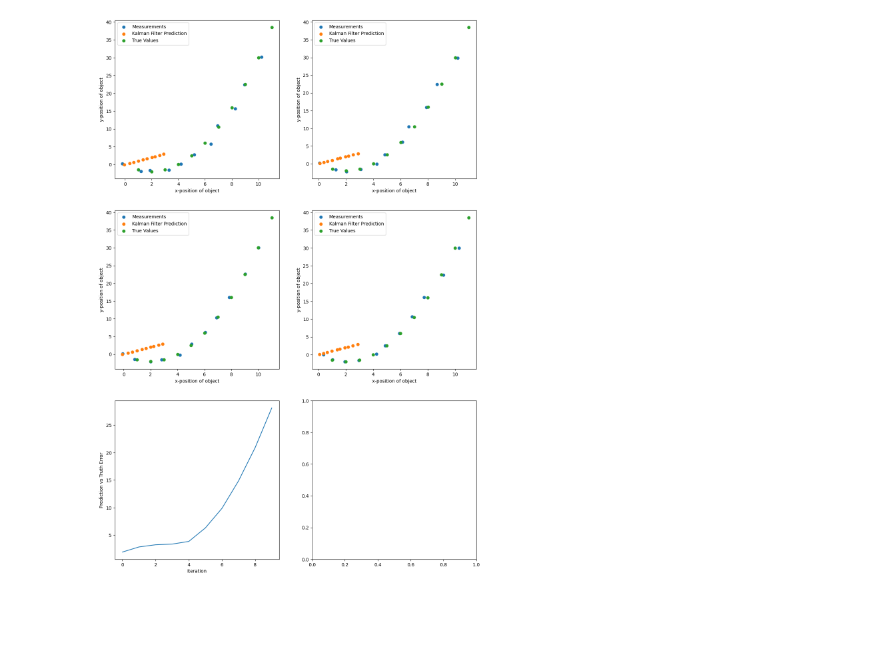
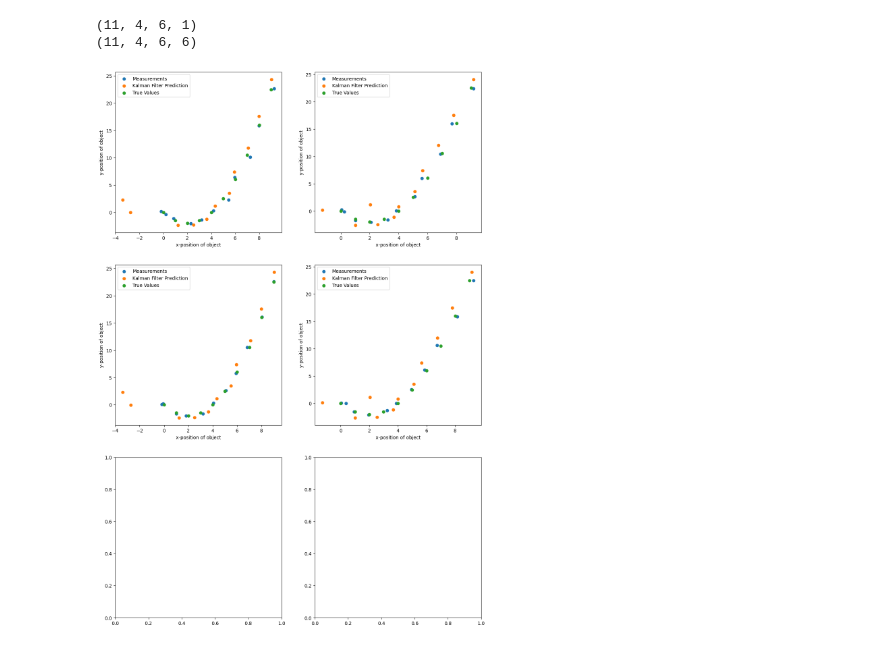
Before and after one commit to RIPS-2024-Aerospace/Aerospace-Project, a Jupyter notebook: DiffusionKF.ipynb, the cells around one changed output. Saved outputs shown, nothing was run; the diff lists cells and outputs as text; code cells hidden in the pictures; blank space fills up the shorter version.

```diff
--- a/DiffusionKF.ipynb
+++ b/DiffusionKF.ipynb
@@ -3,7 +3,8 @@ import numpy as np
 
 def diffusion_kalman_filter(psi, x_hat, P, N, H, R, y, A, Q, W, num_steps):
   num_nodes = len(x_hat)
-
+  prediction_hist = np.zeros((num_steps,len(x_hat),x_hat[0].shape[0],x_hat[0].shape[1]))
+  covariance_hist = np.zeros((num_steps,len(P),P[0].shape[0],P[0].shape[1]))
   # set loop for all nodes i
   for k in range(num_steps):
       # Measurement Sharing and Update Step
@@ -13,21 +14,21 @@ def diffusion_kalman_filter(psi, x_hat, P, N, H, R, y, A, Q, W, num_steps):
 
         for j in N[i]:
           # Compute Kalman gain
-          Sij = H[j] @ P_i @ H[j].T + R[j]
+          Sij = (H[j] @ P_i @ H[j].T) + R[j]
           Kij = P_i @ H[j].T @ np.linalg.inv(Sij)
 
           # Update state estimate
-          t_j = y[j][k] - H[j] @ psi_i
-          psi_i = psi_i + Kij @ t_j
+          t_j = y[k][j] - (H[j] @ psi_i)
+          psi_i = psi_i + (Kij @ t_j)
 
           # Update error covariance
-          P_i = (np.eye(P_i.shape[0]) - Kij @ H[j]) @ P_i
+          P_i = (np.eye(P_i.shape[0]) - (Kij @ H[j])) @ P_i
 
         psi[i] = psi_i
         P[i] = P_i
 
       # Estimate Sharing Step
-      new_x_hat = [None] * num_nodes
+      new_x_hat = [0] * num_nodes
       for i in range(num_nodes):
         new_x_hat[i] = np.sum([W[i, j] * psi[j] for j in N[i]], axis=0)
 
@@ -36,16 +37,18 @@ def diffusion_kalman_filter(psi, x_hat, P, N, H, R, y, A, Q, W, num_steps):
       # Prediction Step
       for i in range(num_nodes):
         psi[i] = A @ x_hat[i]
-        P[i] = A @ P[i] @ A.T + Q
+        prediction_hist[k,i] = psi[i]
+        P[i] = (A @ P[i] @ A.T) + Q
+        covariance_hist[k,i] = P[i]
 
-  return psi, x_hat, P
+  return prediction_hist, covariance_hist
 # %%
 import matplotlib.pyplot as plt
 
 np.random.seed(163)
 
 def example():
-    C = np.array([[0.34, 0.33, 0.33, 0], [0.33, 0.34, 0, 0.33], [0.33, 0, 0.34, 0.33], [0, 0.33, 0.33, 0.34]])
+    C = np.array([[0.34, 0.33, 0,0.33], [0.33, 0.34, 0.33, 0], [0, 0.33, 0.34, 0.33], [0.33,0,0.33, 0.34]])
     n = len(C[0])
 
     A = np.array([[1, 1, 0.5, 0, 0, 0],
@@ -69,44 +72,42 @@ def example():
 
     # Define the neighbor list
     N = [[1, 3], [0, 2], [1, 3], [0, 2]]
 
     # Measurement noise
     measure_var = 0.2
     z = [(H[i] @ xp) + np.random.normal(0, measure_var, (2, 1)) for i in range(n)]
 
-    truth = [A @ xp]
-    predictions = {i: [] for i in range(n)}
+    truth = [xp]
     measurements = [z]
     errors = []
 
     psi = x0.copy()
     x_hat = x0.copy()
 
     for i in range(10):
-        psi, x_hat, P = diffusion_kalman_filter(psi, x_hat, P, N, H, R, z, A, Q, C, 1)
-
-        for j in range(n):
-            predictions[j].append(H[j] @ x_hat[j])
-
         z = [(H[i] @ truth[-1]) + np.random.normal(0, measure_var, (2, 1)) for i in range(n)]
         truth.append(A @ truth[-1])
         measurements.append(z)
-        errors.append(np.mean([np.linalg.norm(H[j] @ x_hat[j] - z[j]) for j in range(n)]))
+
+    predictions,covariance = diffusion_kalman_filter(psi, x_hat, P, N, H, R, measurements, A, Q, C, 11)
+
 
     fig, axs = plt.subplots(((n + 2) // 2), 2, figsize=(14, 7 * ((n + 2) // 2)))
     for i in range(n):
         axs[i // 2][i % 2].scatter([x[i][0, 0] for x in measurements], [x[i][1, 0] for x in measurements], label='Measurements')
-        axs[i // 2][i % 2].scatter([x[0, 0] for x in predictions[i]], [x[1, 0] for x in predictions[i]], label='Kalman Filter Prediction')
-        axs[i // 2][i % 2].scatter([(H[i] @ x)[0, 0] for x in truth], [(H[i] @ x)[1, 0] for x in truth], label='True Values')
+        axs[i // 2][i % 2].scatter([(H[i]@x)[0,0] for x in predictions[:,i]], [(H[i]@x)[1,0] for x in predictions[:,i]], label='Kalman Filter Prediction')
+        axs[i // 2][i % 2].scatter([(H[i] @ x)[0, 0] for x in truth[:-1]], [(H[i] @ x)[1, 0] for x in truth[:-1]], label='True Values')
         axs[i // 2][i % 2].set_xlabel("x-position of object")
         axs[i // 2][i % 2].set_ylabel("y-position of object")
         axs[i // 2][i % 2].legend()
 
-    axs[n // 2][n % 2].set_xlabel("Iteration")
-    axs[n // 2][n % 2].set_ylabel("Prediction vs Truth Error")
-    axs[n // 2][n % 2].plot(range(len(errors)), errors, label='Prediction vs Truth Error')
+    # axs[n // 2][n % 2].set_xlabel("Iteration")
+    # axs[n // 2][n % 2].set_ylabel("Prediction vs Truth Error")
+    # axs[n // 2][n % 2].plot(range(len(errors)), errors, label='Prediction vs Truth Error')
     plt.show()
 
 example()
 # %% [output]
+(11, 4, 6, 1)
+(11, 4, 6, 6)
-[figure, old version]
+[figure, new version]
```
